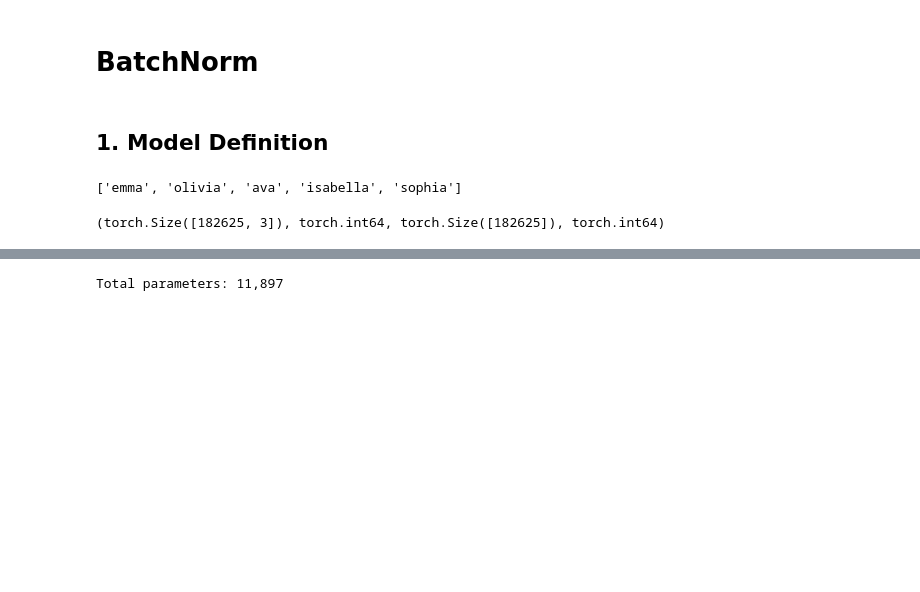
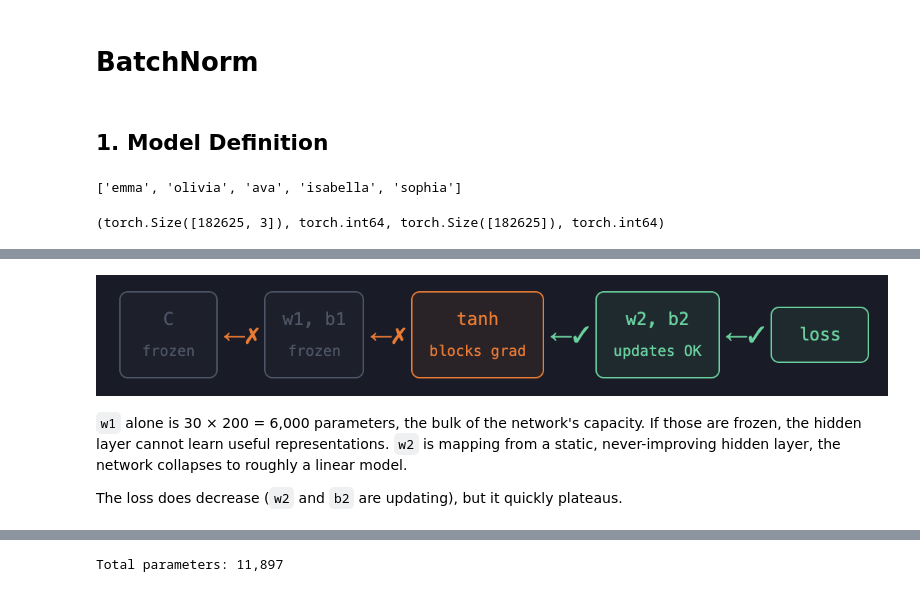
Before and after one commit to michaelwsd/neural-networks, a Jupyter notebook: makemore/3_batchnorm.ipynb, the cells around one changed output, grey strips where cells are left out. Cells and saved outputs as stored; diff of their text form; code cells hidden in the pictures; blank space fills up the shorter version.

```diff
--- a/makemore/3_batchnorm.ipynb
+++ b/makemore/3_batchnorm.ipynb
@@ -56,0 +142,8 @@ Xtr.shape, Xtr.dtype, Ytr.shape, Ytr.dtype
+# %%
+Image('structure.png')
+# %% [output]
+[figure, added]
+# %% [markdown]
+`w1` alone is 30 × 200 = 6,000 parameters, the bulk of the network's capacity. If those are frozen, the hidden layer cannot learn useful representations. `w2` is mapping from a static, never-improving hidden layer, the network collapses to roughly a linear model.
+
+The loss does decrease (`w2` and `b2` are updating), but it quickly plateaus.
```
Also changed, not shown: parts of 23 cells of this notebook, 1 other file.
